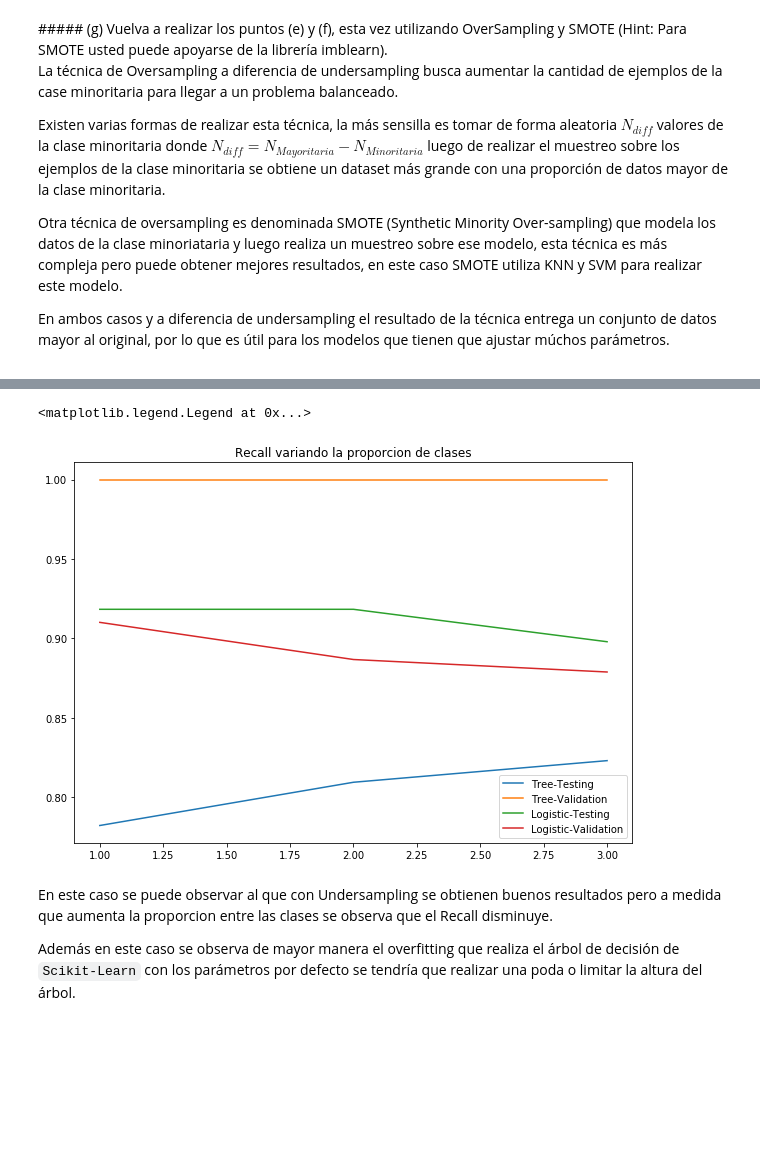
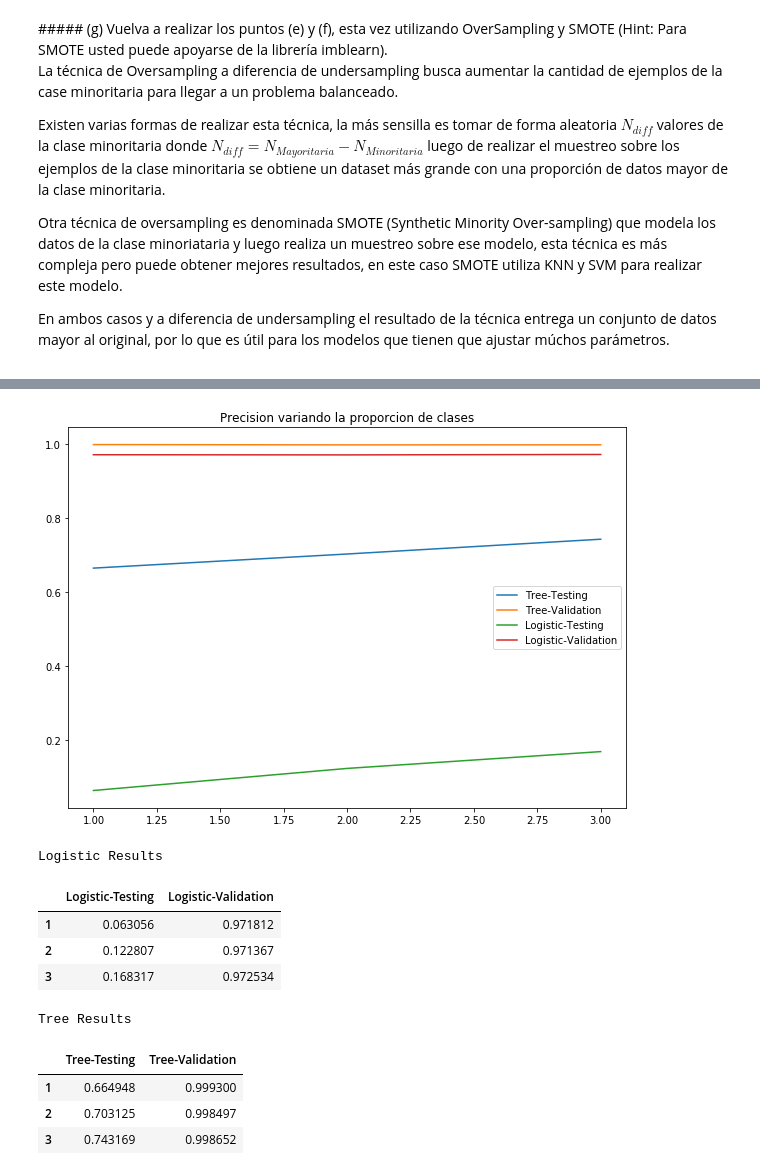
Before and after one commit to cvalenzu/ML-2017, a Jupyter notebook: hw2/Tarea 2.ipynb, the cells around one changed output, grey strips where cells are left out. Drawn from its saved outputs; the diff is of its cells as text; code cells hidden in the pictures; blank space fills up the shorter version.

```diff
--- a/hw2/Tarea 2.ipynb
+++ b/hw2/Tarea 2.ipynb
@@ -890,21 +907,31 @@ avg / total       0.95      0.94      0.94    119412
 # %%
 logistic = pd.DataFrame(results_logistic)
 tree = pd.DataFrame(results_tree)
 tree.index = ["Tree-Testing", "Tree-Validation"]
 logistic.index = ["Logistic-Testing", "Logistic-Validation"]
 plt.figure(figsize=(10,7))
 tree = tree.transpose()
 logistic = logistic.transpose()
-plt.title("Recall variando la proporcion de clases")
+plt.title("Precision variando la proporcion de clases")
 plt.plot(tree.iloc[:,0], label=tree.columns[0])
 plt.plot(tree.iloc[:,1], label=tree.columns[1])
 plt.plot(logistic.iloc[:,0], label=logistic.columns[0])
 plt.plot(logistic.iloc[:,1], label=logistic.columns[1])
 plt.legend()
+plt.show()
+print("Logistic Results")
+display(logistic)
+print("Tree Results")
+display(tree)
 # %% [output]
+[figure, new version]
-<matplotlib.legend.Legend at 0x...>
+Logistic Results
-[figure, old version]
+|  | Logistic-Testing | Logistic-Validation |
+| 1 | 0.063056 | 0.971812 |
+| 2 | 0.122807 | 0.971367 |
+| 3 | 0.168317 | 0.972534 |
+Tree Results
+|  | Tree-Testing | Tree-Validation |
+| 1 | 0.664948 | 0.999300 |
+| 2 | 0.703125 | 0.998497 |
+| 3 | 0.743169 | 0.998652 |
-# %% [markdown]
-En este caso se puede observar al que con Undersampling se obtienen buenos resultados pero a medida que aumenta la proporcion entre las clases se observa que el Recall disminuye.
-
-Además en este caso se observa de mayor manera el overfitting que realiza el árbol de decisión de `Scikit-Learn` con los parámetros por defecto se tendría que realizar una poda o limitar la altura del árbol.
```
Also changed, not shown: parts of 14 cells of this notebook.
